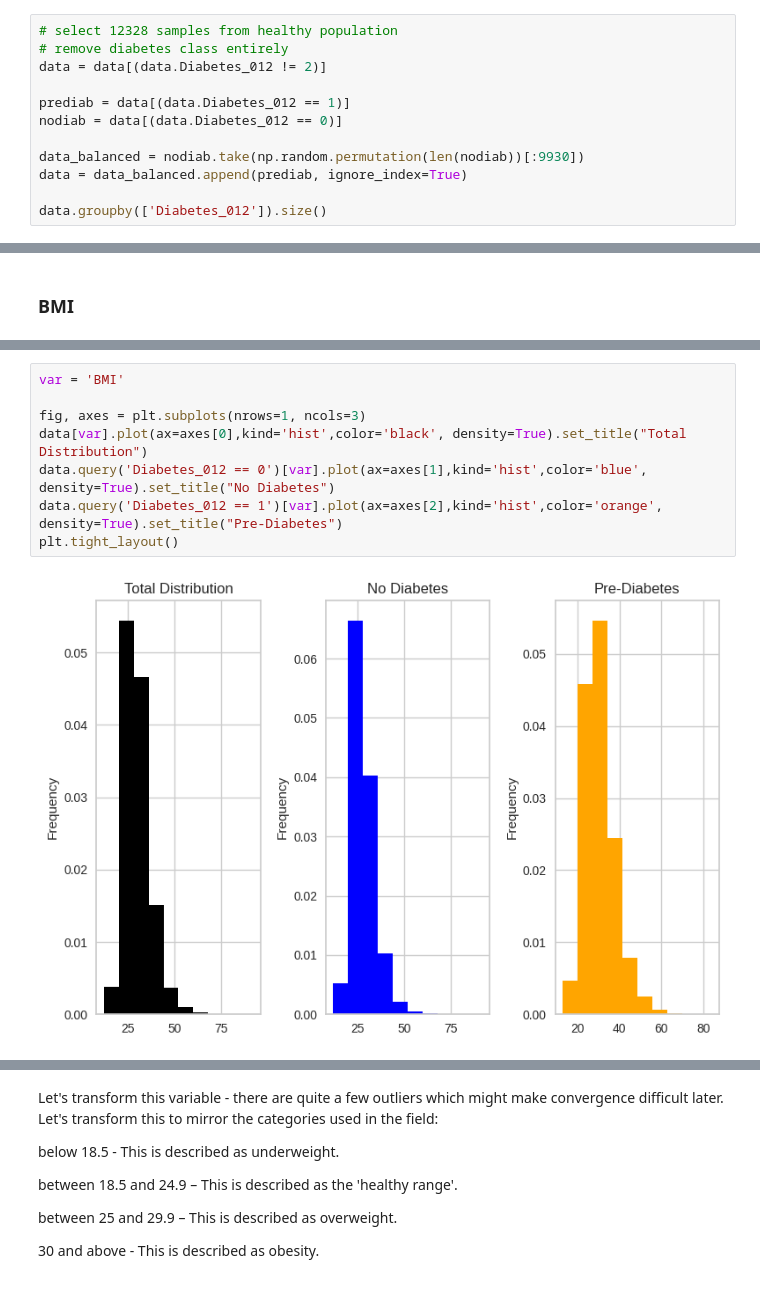
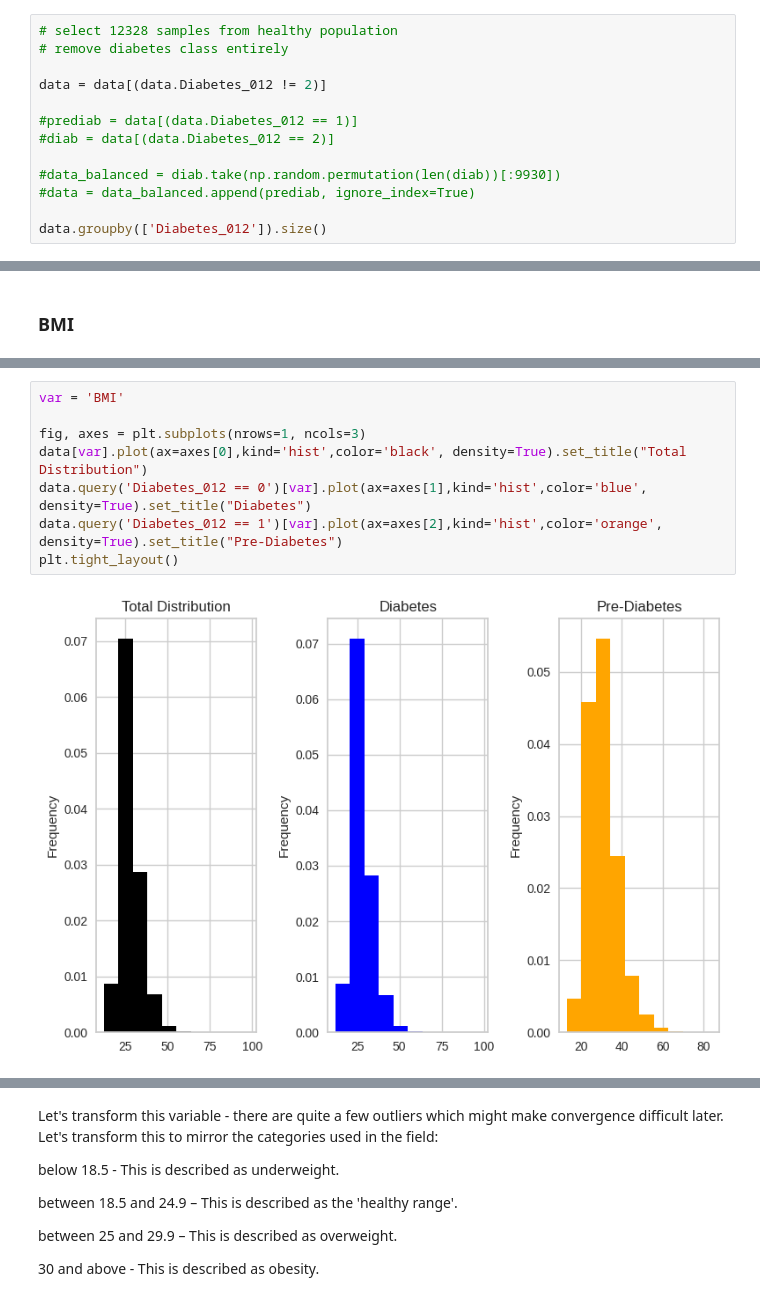
Before and after one commit to taer7274/CSPB4502_group2_diabetes, a Jupyter notebook: prediabetes_logit.ipynb, the cells around one changed output, grey strips where cells are left out. Saved outputs shown, nothing was run; the diff lists cells and outputs as text.

```diff
--- a/prediabetes_logit.ipynb
+++ b/prediabetes_logit.ipynb
@@ -121,13 +115,14 @@ dtype: int64
 # %%
 # select 12328 samples from healthy population
 # remove diabetes class entirely
+
 data = data[(data.Diabetes_012 != 2)]
 
-prediab = data[(data.Diabetes_012 == 1)]
-nodiab = data[(data.Diabetes_012 == 0)]
+#prediab = data[(data.Diabetes_012 == 1)]
+#diab = data[(data.Diabetes_012 == 2)]
 
-data_balanced = nodiab.take(np.random.permutation(len(nodiab))[:9930])
-data = data_balanced.append(prediab, ignore_index=True)
+#data_balanced = diab.take(np.random.permutation(len(diab))[:9930])
+#data = data_balanced.append(prediab, ignore_index=True)
 
 data.groupby(['Diabetes_012']).size()
 # %% [output]
@@ -151,13 +148,13 @@ data['BMI'].plot(kind='hist', color='black',bins=30, title='BMI')
 # %%
 var = 'BMI'
 
 fig, axes = plt.subplots(nrows=1, ncols=3)
 data[var].plot(ax=axes[0],kind='hist',color='black', density=True).set_title("Total Distribution")
-data.query('Diabetes_012 == 0')[var].plot(ax=axes[1],kind='hist',color='blue', density=True).set_title("No Diabetes")
+data.query('Diabetes_012 == 0')[var].plot(ax=axes[1],kind='hist',color='blue', density=True).set_title("Diabetes")
 data.query('Diabetes_012 == 1')[var].plot(ax=axes[2],kind='hist',color='orange', density=True).set_title("Pre-Diabetes")
 plt.tight_layout()
 # %% [output]
-[figure, old version]
+[figure, new version]
 # %%
 data[var].groupby(data['Diabetes_012']).describe()
 # %% [output]
```
Also changed, not shown: parts of 70 cells of this notebook, 2 other files.
